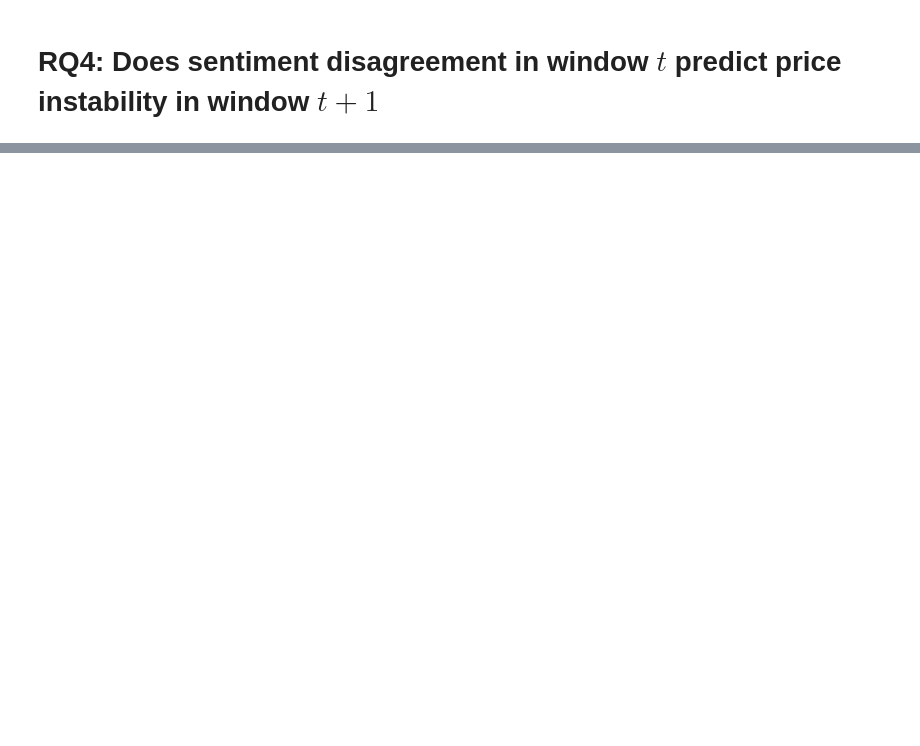
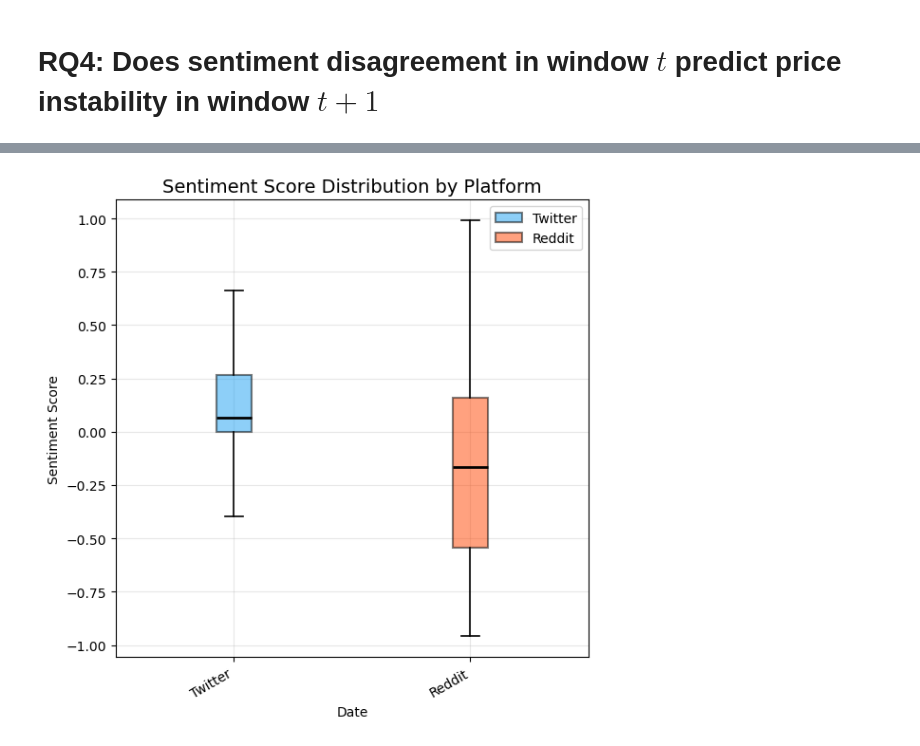
Before and after one commit to arkdong/SDA25_Group11, a Jupyter notebook: notebook/RQ4.ipynb, the cells around one changed output, grey strips where cells are left out. Saved outputs shown, nothing was run; the diff lists cells and outputs as text; code cells hidden in the pictures; blank space fills up the shorter version.

```diff
--- a/notebook/RQ4.ipynb
+++ b/notebook/RQ4.ipynb
@@ -101,0 +142,36 @@ plot_raw_sentiment(df_tweets, df_reddit)
+# %%
+def plot_boxplots(df_tweets, df_reddit):
+    tw = prepare(df_tweets).to_pandas()["score"]
+    rd = prepare(df_reddit).to_pandas()["score"]
+
+    data = [tw, rd]
+
+    plt.figure(figsize=(6, 6))
+
+    # Create boxplot
+    bp = plt.boxplot(
+        data,
+        tick_labels=["Twitter", "Reddit"],
+        patch_artist=True,
+        showfliers=False,     # Hide extreme outliers for clarity
+        boxprops=dict(linewidth=1.5),
+        medianprops=dict(color="black", linewidth=2),
+        whiskerprops=dict(linewidth=1.2),
+        capprops=dict(linewidth=1.2),
+        label=["Twitter", "Reddit"]
+    )
+
+    # Color the boxes
+    colors = ["#1DA1F2", "#FF4500"]  # Twitter blue, Reddit orange
+    for patch, color in zip(bp['boxes'], colors):
+        patch.set_facecolor(color)
+        patch.set_alpha(0.5)
+
+    apply_common_style(
+        "Sentiment Score Distribution by Platform",
+        xlabel="Date",
+        ylabel="Sentiment Score",
+    )
+plot_boxplots(df_tweets, df_reddit)
+# %% [output]
+[figure, added]
```
Also changed, not shown: parts of 44 cells of this notebook.
